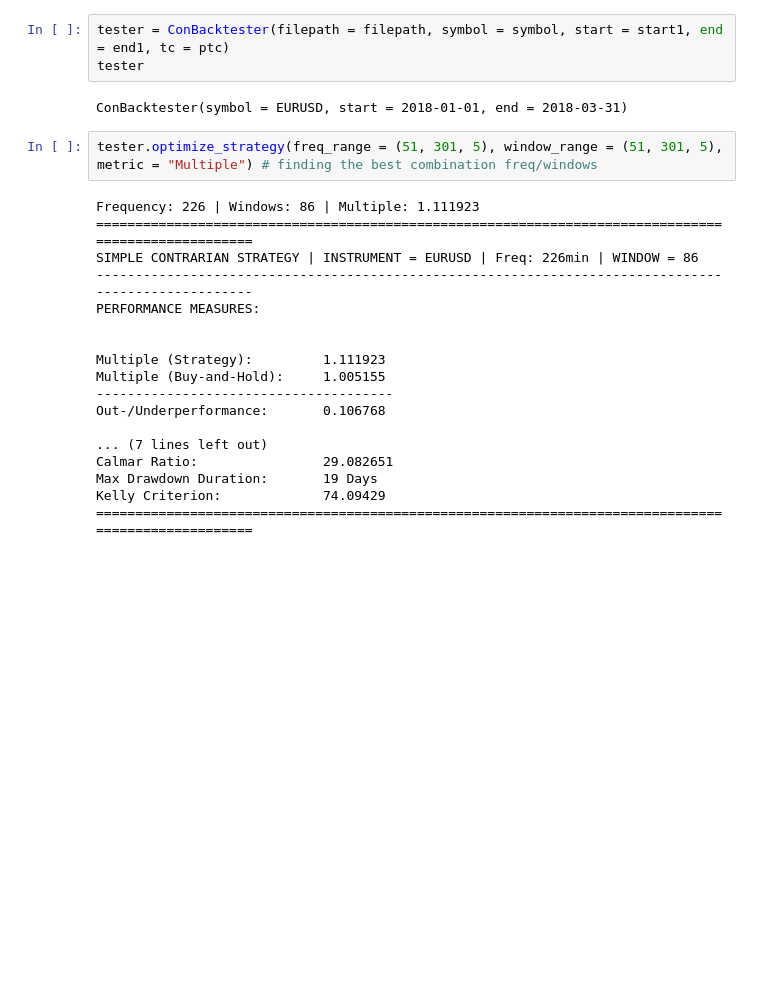
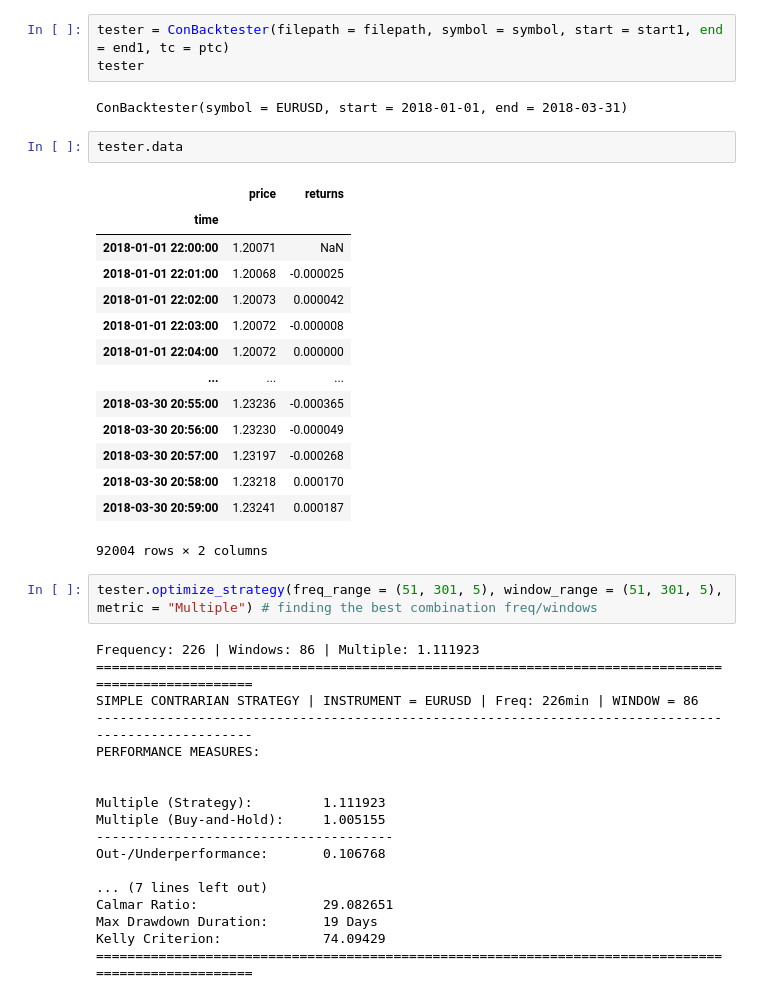
Before and after one commit to Basilogast/trading, a Jupyter notebook: TestFunnel/NB_11_Forward_Testing.ipynb, the cells around one changed output. Cells and saved outputs as stored; diff of their text form; blank space fills up the shorter version.

```diff
--- a/TestFunnel/NB_11_Forward_Testing.ipynb
+++ b/TestFunnel/NB_11_Forward_Testing.ipynb
@@ -718,6 +718,23 @@ tester = ConBacktester(filepath = filepath, symbol = symbol, start = start1, end
 tester
 # %% [output]
 ConBacktester(symbol = EURUSD, start = 2018-01-01, end = 2018-03-31)
+# %%
+tester.data
+# %% [output]
+|  | price | returns |
+| time |  |  |
+| 2018-01-01 22:00:00 | 1.20071 | NaN |
+| 2018-01-01 22:01:00 | 1.20068 | -0.000025 |
+| 2018-01-01 22:02:00 | 1.20073 | 0.000042 |
+| 2018-01-01 22:03:00 | 1.20072 | -0.000008 |
+| 2018-01-01 22:04:00 | 1.20072 | 0.000000 |
+| ... | ... | ... |
+| 2018-03-30 20:55:00 | 1.23236 | -0.000365 |
+| 2018-03-30 20:56:00 | 1.23230 | -0.000049 |
+| 2018-03-30 20:57:00 | 1.23197 | -0.000268 |
+| 2018-03-30 20:58:00 | 1.23218 | 0.000170 |
+| 2018-03-30 20:59:00 | 1.23241 | 0.000187 |
+92004 rows × 2 columns
 # %%
 tester.optimize_strategy(freq_range = (51, 301, 5), window_range = (51, 301, 5), metric = "Multiple") # finding the best combination freq/windows
 # %% [output]
```
Also changed, not shown: 11 other files.
